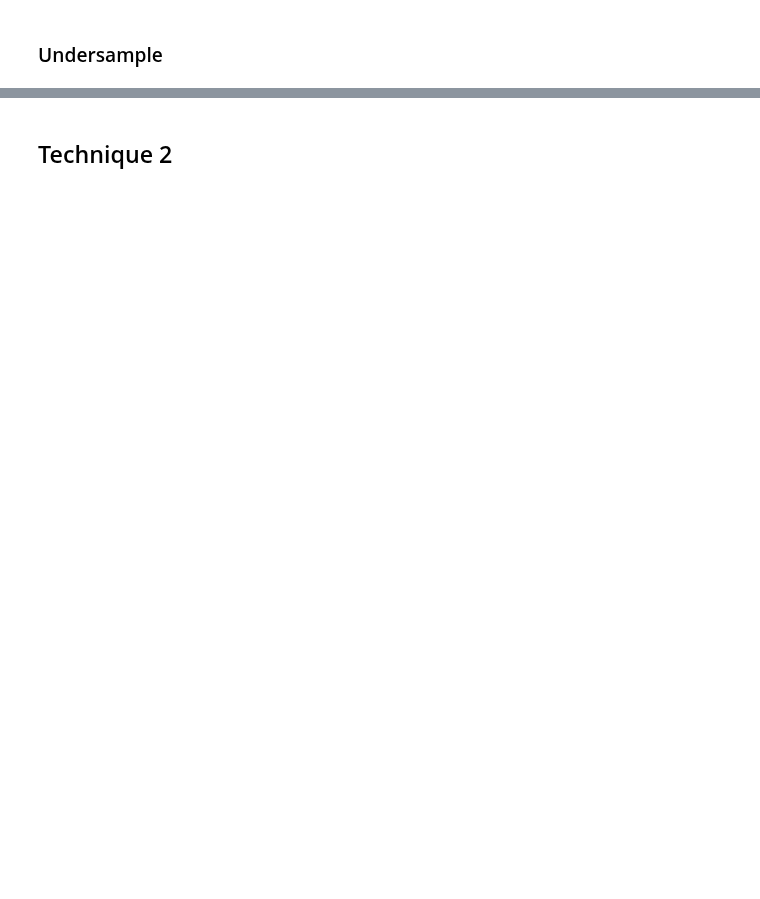
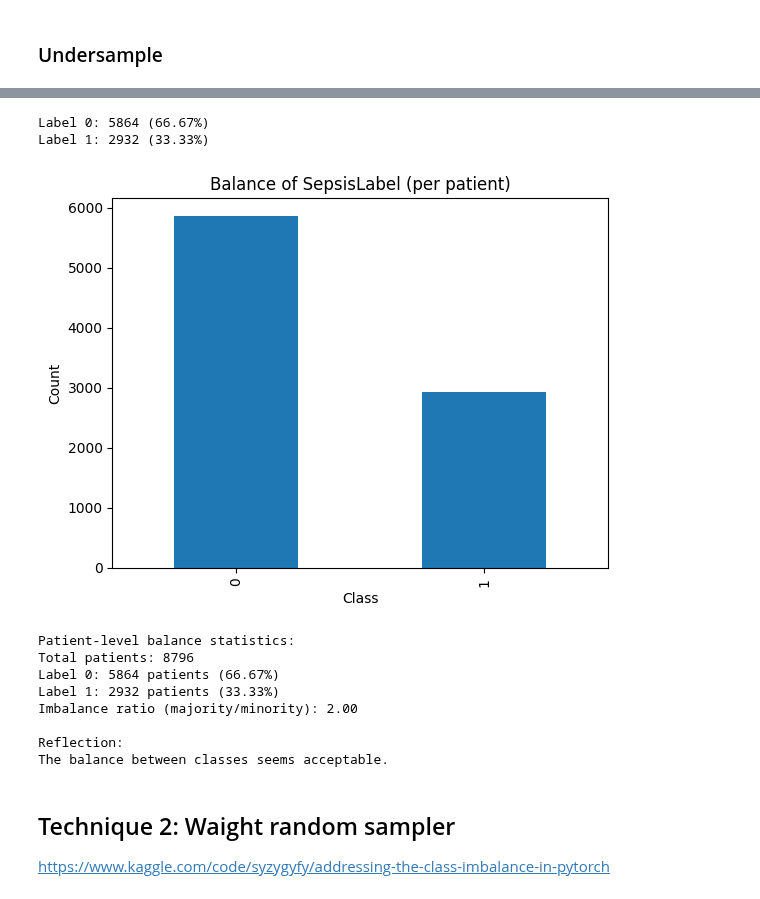
Before and after one commit to damianstone/dl-sepsis-prediction, a Jupyter notebook: models/model_B/balanced_dataset.ipynb, the cells around one changed output, grey strips where cells are left out. Saved outputs shown, nothing was run; the diff lists cells and outputs as text; code cells hidden in the pictures; blank space fills up the shorter version.

Commit message:
fix over and undersampling function

```diff
--- a/models/model_B/balanced_dataset.ipynb
+++ b/models/model_B/balanced_dataset.ipynb
@@ -182,2 +204,19 @@ Consider applying resampling or cost-sensitive methods to create a richer datase
-# %% [markdown]
-## Technique 2
+# %%
+under_balanced_df = balance_over_under_sample(imputed_df, method="undersample", minority_ratio=0.5)
+balance_report(under_balanced_df)
+display_balance_statistics(under_balanced_df)
+# %% [output]
+Label 0: 5864 (66.67%)
+Label 1: 2932 (33.33%)
+[figure, added]
+Patient-level balance statistics:
+Total patients: 8796
+Label 0: 5864 patients (66.67%)
+Label 1: 2932 patients (33.33%)
+Imbalance ratio (majority/minority): 2.00
+
+Reflection:
+The balance between classes seems acceptable.
+# %% [markdown]
+## Technique 2: Waight random sampler
+https://www.kaggle.com/code/syzygyfy/addressing-the-class-imbalance-in-pytorch
```
Also changed, not shown: parts of 5 cells of this notebook, 3 other files.
